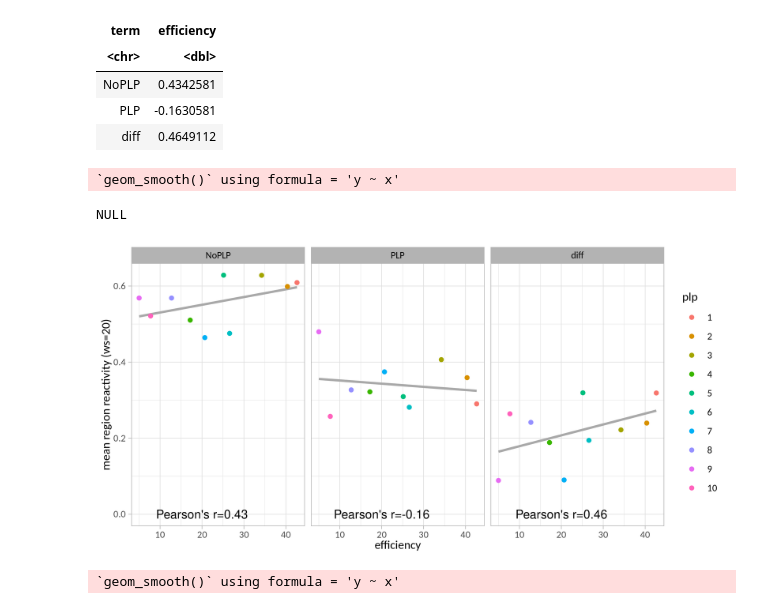
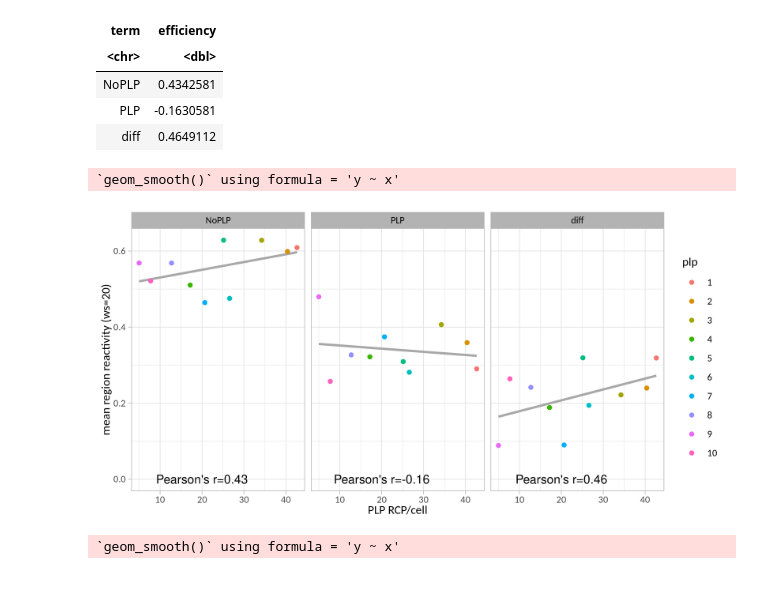
Before and after one commit to BioMeDS/mudRapp-seq, a Jupyter notebook: code/binding_site_reactivities/plp_profiling.ipynb, the cells around one changed output. Cells and saved outputs as stored; diff of their text form; code cells hidden in the pictures.

```diff
--- a/code/binding_site_reactivities/plp_profiling.ipynb
+++ b/code/binding_site_reactivities/plp_profiling.ipynb
@@ -240,23 +259,22 @@ A tibble: 3 × 2
 # %%
 reactivities_na_diff_w20 %>%
   left_join(filter(plps, seq_id=="NA"), join_by(between(pos, start, end))) %>%
   filter(!is.na(plp)) %>%
   group_by(plp,efficiency) %>%
   summarize(across(NoPLP:diff, \(x) mean(x, na.rm=TRUE)), .groups="drop") %>%
   pivot_longer(NoPLP:diff,values_to="mean reactivity") %>%
   mutate(plp = as_factor(plp)) %>%
   mutate(name = fct_relevel(name, "NoPLP", "PLP")) %>%
   ggplot(aes(efficiency, `mean reactivity`)) +
     geom_smooth(method="lm", se=FALSE, color="darkgray") +
     geom_point(aes(color=plp)) +
     facet_grid(.~name) +
     geom_text(data=mutate(correlation_region_reactivity_na,name=term,x=20,y=0,efficiency=round(efficiency,2),name=fct_relevel(name,"NoPLP","PLP")), aes(x=x,y=y,label=str_glue("Pearson's r={efficiency}")), inherit.aes = FALSE) +
-    ylab("mean region reactivity (ws=20)")
-    NULL
+    ylab("mean region reactivity (ws=20)") +
+    xlab("PLP RCP/cell")
 # %% [output]
 `geom_smooth()` using formula = 'y ~ x'
-NULL
-[figure, old version]
+[figure, new version]
 # %%
 ggsave("figures/fig3c-plp_reactivity_efficiency_correlation-NA.svg", width = 8, height = 4, dpi = 300)
 # %% [output]
```
Also changed, not shown: parts of 14 cells of this notebook, 6 other files.
